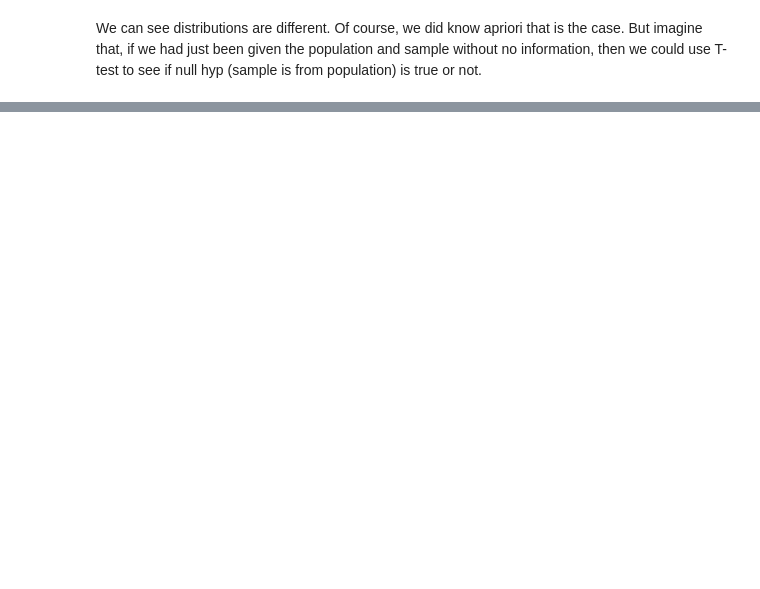
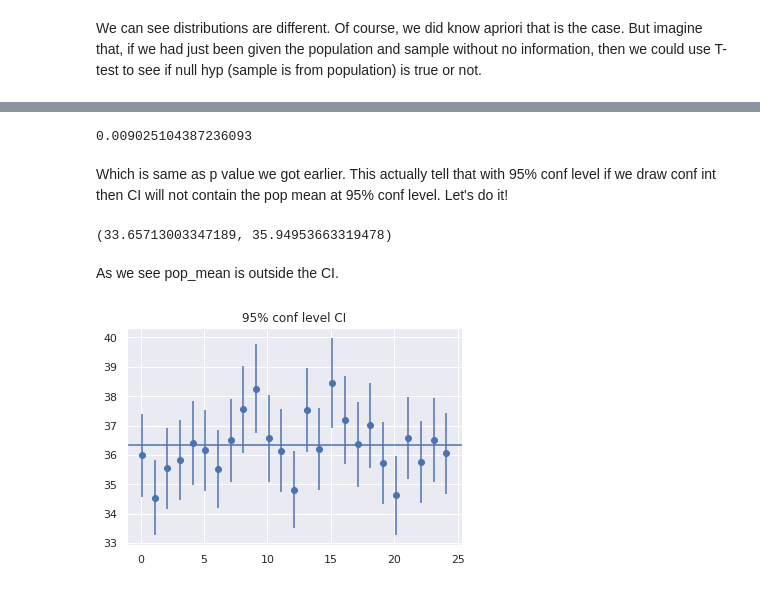
Before and after one commit to bhavinmoriya/Miscellaneous, a Jupyter notebook: hypothesis-testing.ipynb, the cells around one changed output, grey strips where cells are left out. Drawn from its saved outputs; the diff is of its cells as text; code cells hidden in the pictures; blank space fills up the shorter version.

```diff
--- a/hypothesis-testing.ipynb
+++ b/hypothesis-testing.ipynb
@@ -69,0 +92,37 @@ We can see distributions are different. Of course, we did know apriori that is t
+# %%
+t.cdf(t_stat, df=sample.shape[0]-1) \
+* 2 # as we are conducting two tailed test
+# %% [output]
+0.009025104387236093
+# %% [markdown]
+Which is same as p value we got earlier. This actually tell that with 95% conf level if we draw conf int then CI will not contain the pop mean at 95% conf level. Let's do it!
+# %%
+sigma = sample.std() / np.sqrt(sample.shape[0])
+t.interval(alpha=.95,
+          loc=sample.mean(),
+          scale=sigma,
+          df=sample.shape[0]-1)
+# %% [output]
+(33.65713003347189, 35.94953663319478)
+# %% [markdown]
+As we see pop_mean is outside the CI.
+# %%
+interval = np.zeros(shape=(25,2))
+means = np.zeros(25)
+for i in range(25):
+    sample = np.random.choice(pop, size=300)
+    sigma = sample.std() / np.sqrt(300)
+    interval[i] = t.interval(alpha=.95,
+          loc=sample.mean(),
+          scale=sigma,
+          df=299)
+    means[i] = sample.mean()
+# %%
+plt.errorbar(x=np.arange(.1,25,1),
+            y=means,
+            yerr = [(top-bot)/2 for bot, top in interval],
+            fmt='o')
+plt.axhline(pop.mean())
+plt.title('95% conf level CI');
+# %% [output]
+[figure, added]
```
Also changed, not shown: parts of 14 cells of this notebook.
